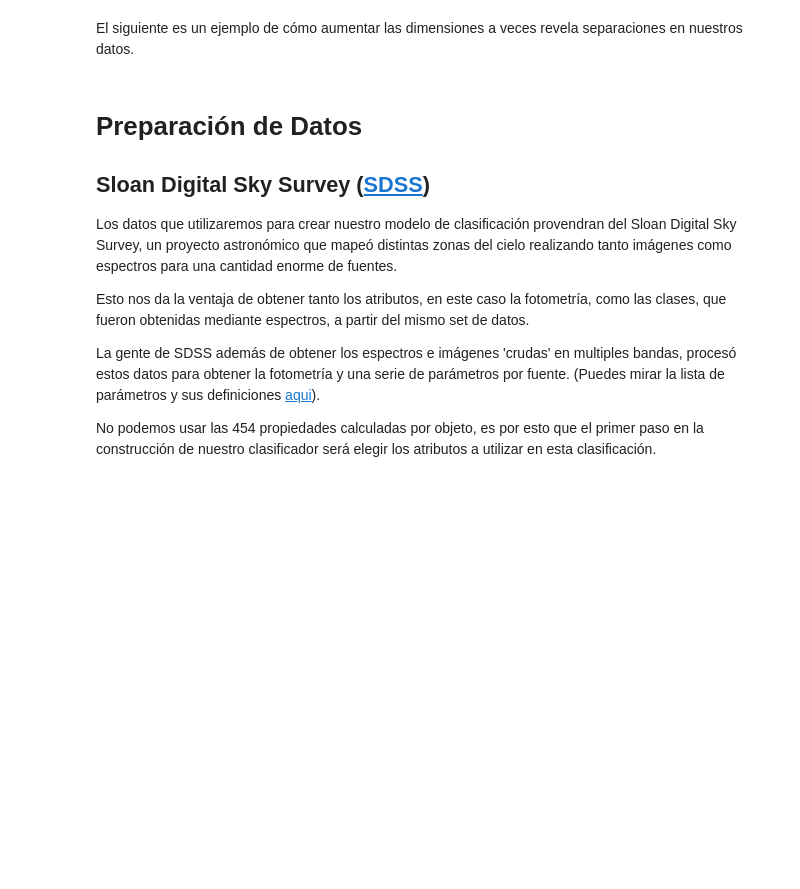
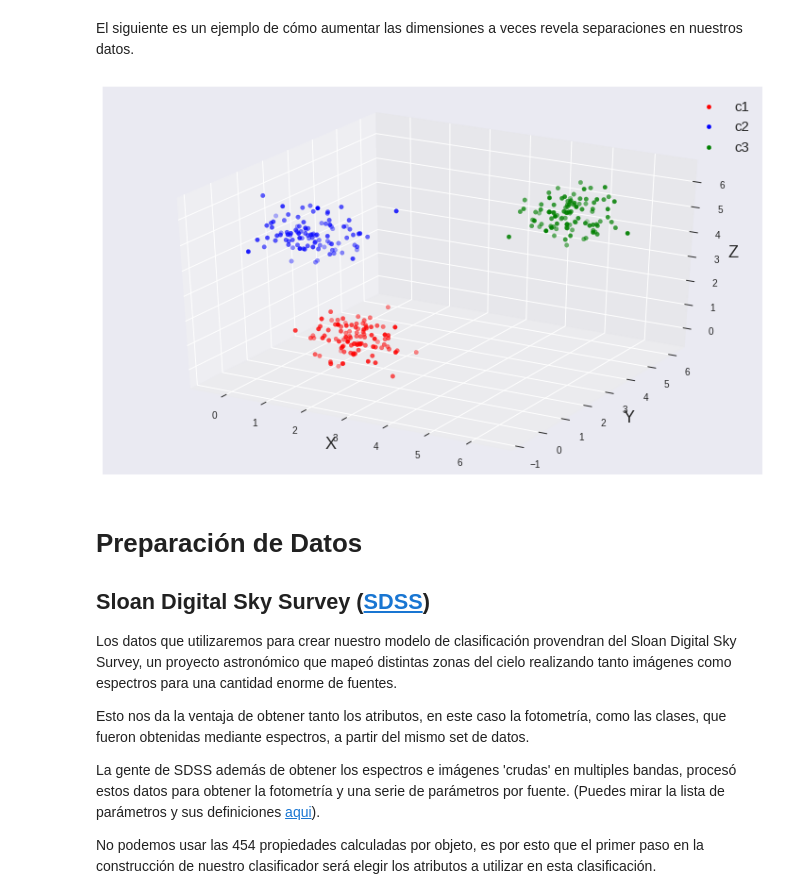
Before and after one commit to valfessi/Clase5, a Jupyter notebook: Actividad5_Clasificacion_de_galaxias_estrellas_ML.ipynb, the cells around one changed output. Drawn from its saved outputs; the diff is of its cells as text; code cells hidden in the pictures; blank space fills up the shorter version.

```diff
--- a/Actividad5_Clasificacion_de_galaxias_estrellas_ML.ipynb
+++ b/Actividad5_Clasificacion_de_galaxias_estrellas_ML.ipynb
@@ -75,16 +75,18 @@ b3_z = np.random.normal(5, 0.5, 100)
 # %%
 fig = plt.figure(figsize = (10,6))
 ax = plt.axes(projection='3d')
 ax.scatter3D(b1_x,b1_y,b1_z, color = 'r', label = 'c1')
 ax.scatter3D(b2_x,b2_y,b2_z, color = 'b', label = 'c2')
 ax.scatter3D(b3_x,b3_y,b3_z, color = 'g', label = 'c3')
 ax.set_xlabel('X')
 ax.set_ylabel('Y')
 ax.set_zlabel('Z')
 
-ax.view_init(90, 90)
+#ax.view_init(90, 90)  #cambia el angulo de vision (2d)
 ax.legend()
 plt.tight_layout()
+# %% [output]
+[figure, added]
 # %% [markdown]
 # Preparación de Datos
 
```
Also changed, not shown: parts of 13 cells of this notebook.
